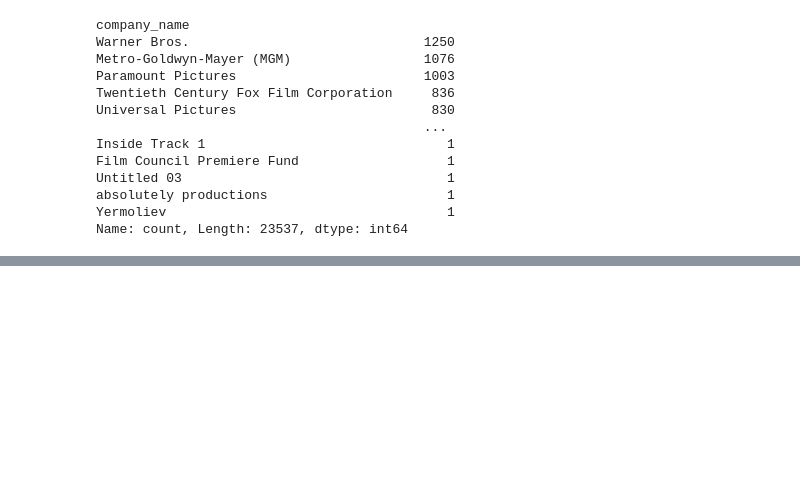
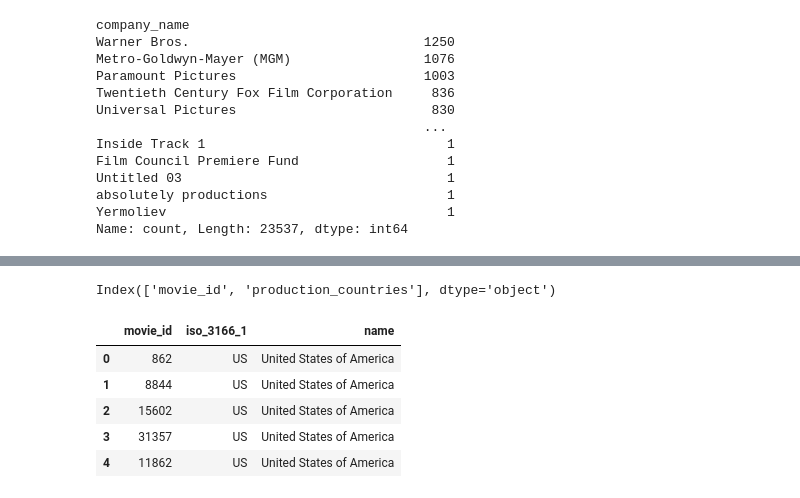
Before and after one commit to FranciscoHugoLezik/MLOps_Movies, a Jupyter notebook: notebooks/ETL.ipynb, the cells around one changed output, grey strips where cells are left out. Cells and saved outputs as stored; diff of their text form; code cells hidden in the pictures; blank space fills up the shorter version.

Commit message:
Se agrega la extracción y transformación de la columna production_countries en el dataset movies, incluyendo desanidado y renombrado de columnas.

```diff
--- a/notebooks/ETL.ipynb
+++ b/notebooks/ETL.ipynb
@@ -389,0 +392,2 @@ Name: count, Length: 23537, dtype: int64
+# %%
+production_countries = movies_df[['id', 'production_countries']].copy()
@@ -389,0 +415,27 @@ Name: count, Length: 23537, dtype: int64
+# %%
+production_countries.rename(
+    columns={
+        'id': 'movie_id'
+    },
+    inplace=True)
+# %%
+production_countries.columns
+# %% [output]
+Index(['movie_id', 'production_countries'], dtype='object')
+# %%
+production_countries['production_countries'] = production_countries['production_countries'].apply(lambda x: ast.literal_eval(str(x)) if isinstance(x, str) and pd.notna(x) else x)
+
+exploded = production_countries.explode('production_countries')
+
+new_columns = pd.json_normalize(exploded['production_countries'])
+
+production_countries = exploded.drop(columns=['production_countries']).reset_index(drop=True).join(new_columns)
+# %%
+production_countries.head(5)
+# %% [output]
+|  | movie_id | iso_3166_1 | name |
+| 0 | 862 | US | United States of America |
+| 1 | 8844 | US | United States of America |
+| 2 | 15602 | US | United States of America |
+| 3 | 31357 | US | United States of America |
+| 4 | 11862 | US | United States of America |
```
Also changed, not shown: parts of 7 cells of this notebook.
